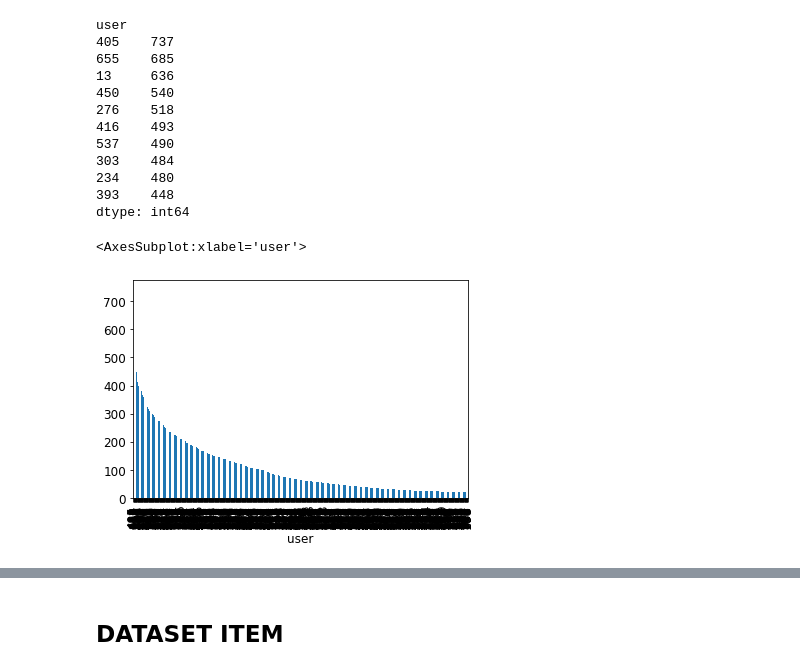
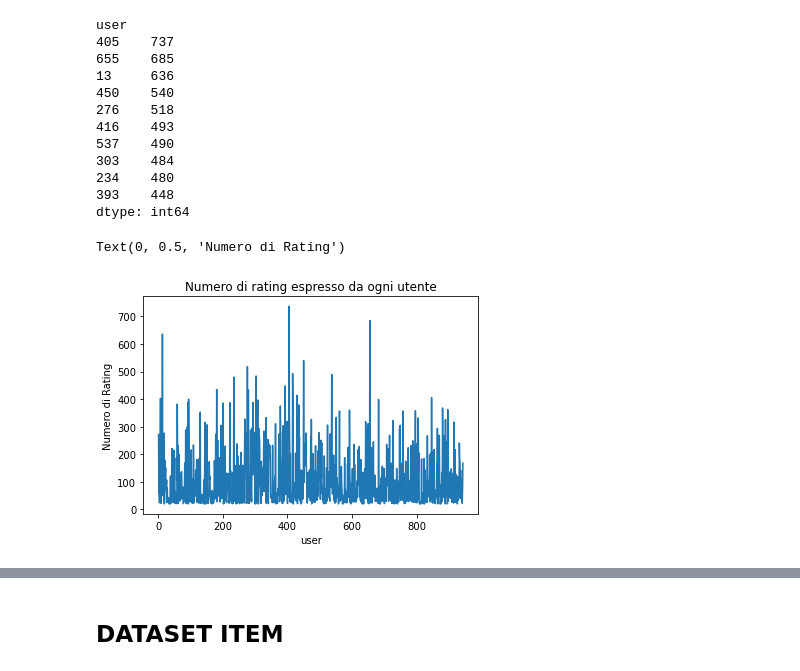
Before and after one commit to SamueleCrispino/recommender-system, a Jupyter notebook: recommender_system.ipynb, the cells around one changed output, grey strips where cells are left out. Drawn from its saved outputs; the diff is of its cells as text; code cells hidden in the pictures.

```diff
--- a/recommender_system.ipynb
+++ b/recommender_system.ipynb
@@ -74,7 +94,10 @@ user
 393    448
 dtype: int64
 # %%
-df.value_counts("user").sort_values(ascending=False).plot(kind="bar", legend=False)
+df.value_counts("user").sort_index().plot(kind="line")
+
+plt.title('Numero di rating espresso da ogni utente')
+plt.ylabel('Numero di Rating')
 # %% [output]
-<AxesSubplot:xlabel='user'>
+Text(0, 0.5, 'Numero di Rating')
-[figure, old version]
+[figure, new version]
```
Also changed, not shown: parts of 34 cells of this notebook.
